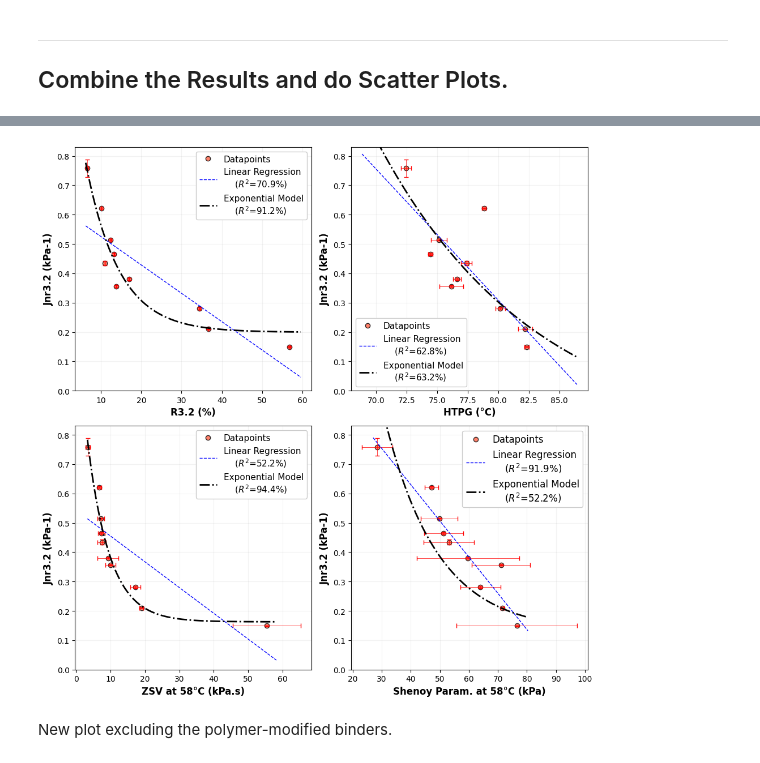
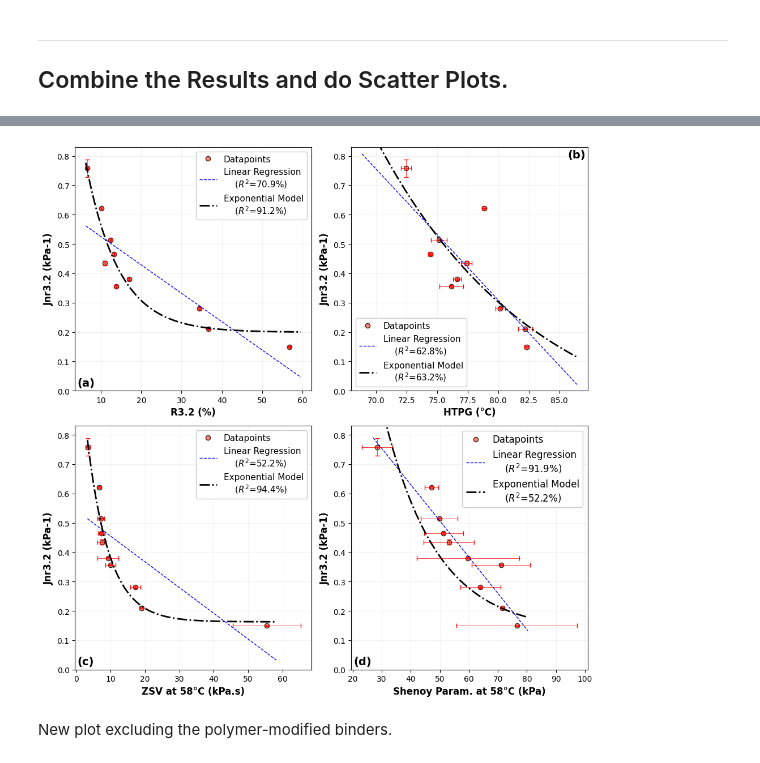
Before and after one commit to TFHRC-ABML/Pub_TRB_RuttingBinderPTF, a Jupyter notebook: Task04_CorrelationStudy.ipynb, the cells around one changed output, grey strips where cells are left out. Saved outputs shown, nothing was run; the diff lists cells and outputs as text; code cells hidden in the pictures.

Commit message:
Update figures for HPO Review

```diff
--- a/Task04_CorrelationStudy.ipynb
+++ b/Task04_CorrelationStudy.ipynb
@@ -258,35 +258,38 @@ ax[1,0].legend(fontsize=11, framealpha=1.0, fancybox=True)
 ax[1,0].set_xlabel('ZSV at 58°C (kPa.s)', fontsize=12, fontweight='bold', color='k')
 ax[1,0].set_ylabel('Jnr3.2 (kPa-1)', fontsize=12, fontweight='bold', color='k')
 ax[1,0].grid(which='both', color='gray', alpha=0.1)
 ax[1,0].set_ylim([0, 0.83])
 # ----------------------------------------------------------------------------------------------------------------------
 # First Jnr3.2 vs Shenoy
 X  = Comb['Shenoy_58C_mean'].to_numpy()
 Y  = Comb['Jnr3.2_mean'].to_numpy()
 Xs = Comb['Shenoy_58C_std'].to_numpy()
 Ys = Comb['Jnr3.2_std'].to_numpy()
 XX = np.linspace(X.min() * 0.95, X.max() * 1.05, num=10000)
 YY = np.polyval(np.polyfit(X, Y, 1), XX)
 # coeff, _ = curve_fit(Model, X, Y, p0=[1, -0.1, 0])
 coeff = [4, -0.055, 0.13]
 YY2= Model(XX, coeff[0], coeff[1], coeff[2])
 r2 = r2_score(Y, np.polyval(np.polyfit(X, Y, 1), X))
 r22= r2_score(Y, Model(X, coeff[0], coeff[1], coeff[2]))
 ax[1,1].plot(X, Y, ls='', marker='o', ms=6, markerfacecolor='tomato', markeredgecolor='k', alpha=0.8, label='Datapoints')
 ax[1,1].errorbar(X, Y, xerr=Xs, yerr=Ys, fmt='', ecolor='r', capsize=3, markersize=6, color='r', lw=0.5, ls='')
 ax[1,1].plot(XX, YY, ls='--', lw=1, color='b', label=f'Linear Regression\n    $(R^2$={r2*100:.1f}%)')
 ax[1,1].plot(XX, YY2, ls='-.', lw=2, color='k', label=f'Exponential Model\n    $(R^2$={r22*100:.1f}%)')
 ax[1,1].legend(fontsize=12, framealpha=1.0, fancybox=True)
 ax[1,1].set_xlabel('Shenoy Param. at 58°C (kPa)', fontsize=12, fontweight='bold', color='k')
 ax[1,1].set_ylabel('Jnr3.2 (kPa-1)', fontsize=12, fontweight='bold', color='k')
 ax[1,1].grid(which='both', color='gray', alpha=0.1)
 ax[1,1].set_ylim([0, 0.83])
-
+ax[0,0].text(0.01, 0.01, '(a)', fontsize=14, fontweight='bold', color='k', ha='left', va='bottom', transform=ax[0,0].transAxes)
+ax[0,1].text(0.99, 0.99, '(b)', fontsize=14, fontweight='bold', color='k', ha='right', va='top', transform=ax[0,1].transAxes)
+ax[1,0].text(0.01, 0.01, '(c)', fontsize=14, fontweight='bold', color='k', ha='left', va='bottom', transform=ax[1,0].transAxes)
+ax[1,1].text(0.01, 0.01, '(d)', fontsize=14, fontweight='bold', color='k', ha='left', va='bottom', transform=ax[1,1].transAxes)
 fig.tight_layout()
 # fig.savefig(os.path.join(OutputDir, 'Presentation Figures', f'Binder_Correlation_Rutting_Params.png'), bbox_inches='tight', format='png', dpi=1000)
 # fig.savefig(os.path.join(OutputDir, 'Presentation Figures', f'Binder_Correlation_Rutting_Params.svg'), bbox_inches='tight', format='svg')
 # %% [output]
-[figure, old version]
+[figure, new version]
 # %% [markdown]
 New plot excluding the polymer-modified binders.
 # %%
```
Also changed, not shown: parts of 1 cell of this notebook, 3 other files.
